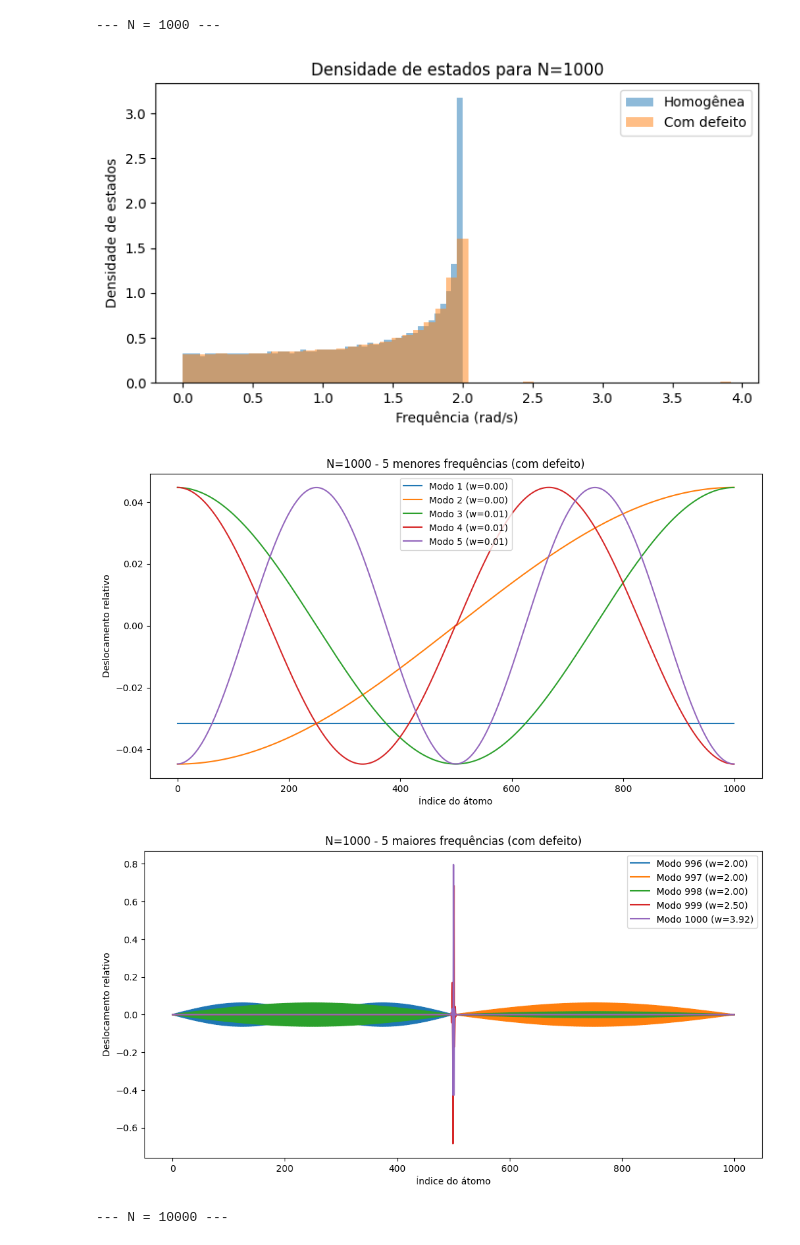
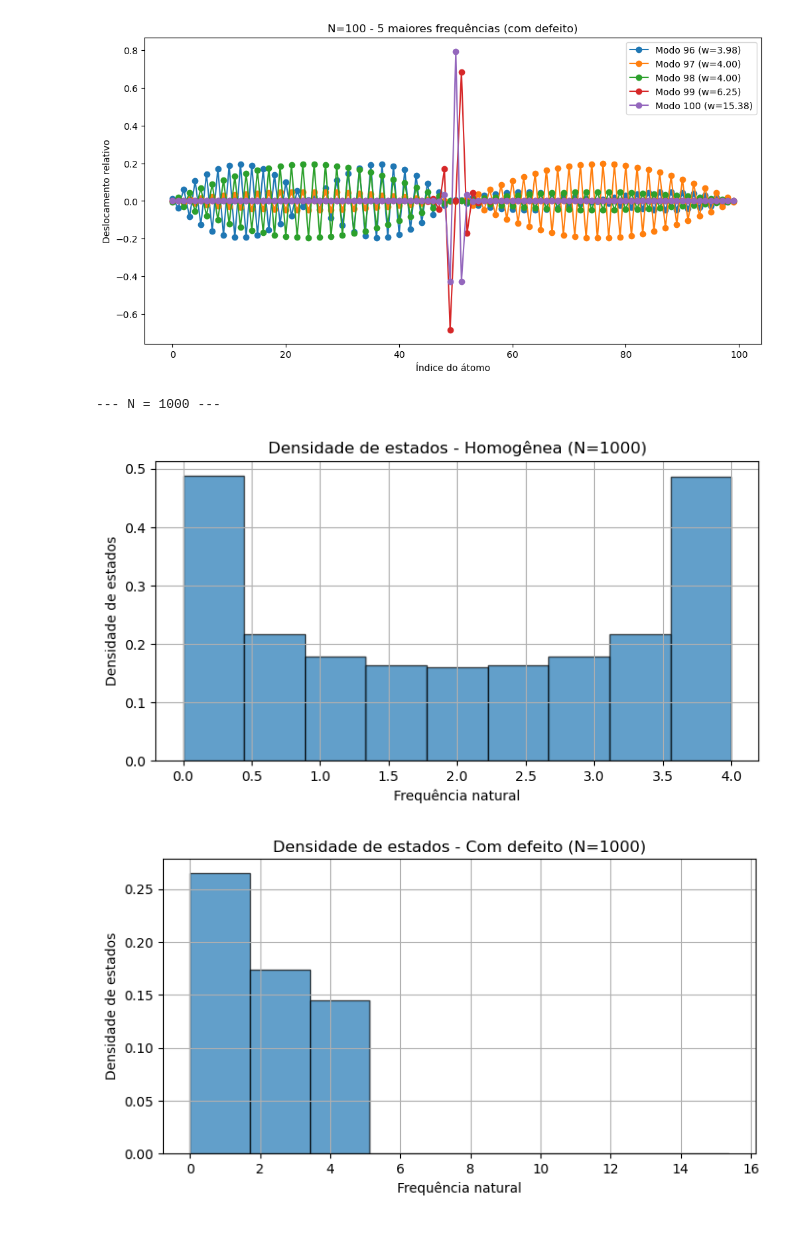
Before and after one commit to gusflorencio/AV5, a Jupyter notebook: AV5.ipynb, the cells around one changed output. Saved outputs shown, nothing was run; the diff lists cells and outputs as text; code cells hidden in the pictures.

```diff
--- a/AV5.ipynb
+++ b/AV5.ipynb
@@ -1,6 +1,4 @@
 # %%
-# --- Simulação de cadeia unidimensional de átomos acoplados por molas ---
-
 import numpy as np
 import matplotlib.pyplot as plt
 
@@ -17,11 +15,9 @@ def montar_matriz_dinamica(N, k=1.0, m=1.0, k2=None):
         if i < N-1:
             D[i, i] += k
             D[i, i+1] -= k
-
     # Defeito de mola no centro, se especificado
     if k2 is not None:
         c = N // 2
-        # Substitui as duas molas centrais por k2
         for (a, b) in [(c-1, c), (c, c+1)]:
             D[a, a] += (k2 - k)
             D[a, b] -= (k2 - k)
@@ -31,30 +27,32 @@ def montar_matriz_dinamica(N, k=1.0, m=1.0, k2=None):
 
 def calcular_frequencias(D):
     """
-    Calcula as frequências naturais (rad/s) e modos normais.
+    Calcula autovalores (frequências naturais ao quadrado) e autovetores (modos normais).
     """
     w2, modos = np.linalg.eigh(D)
     w = np.sqrt(np.clip(w2, 0, None))
-    return w, modos
+    return w2, modos
 
-def plotar_densidade_de_estados(w, N, label):
+def plotar_densidade_de_estados(w2, N, titulo):
     """
-    Plota o histograma (densidade de estados) das frequências.
+    Plota histograma (densidade de estados) das frequências naturais.
     """
-    plt.hist(w, bins=50, density=True, alpha=0.5, label=label)
-    plt.xlabel('Frequência (rad/s)')
+    plt.figure(figsize=(8,4))
+    plt.hist(w2, bins=9, density=True, alpha=0.7, edgecolor='black')
+    plt.xlabel('Frequência natural')
     plt.ylabel('Densidade de estados')
-    plt.title(f'Densidade de estados para N={N}')
-    plt.legend()
+    plt.title(f'Densidade de estados - {titulo} (N={N})')
+    plt.grid(True)
+    plt.show()
 
-def plotar_modos_normais(modos, N, w, indices, titulo):
+def plotar_modos_normais(modos, w, N, indices, titulo):
     """
     Plota os modos normais para os índices fornecidos.
     """
     x = np.arange(N)
     plt.figure(figsize=(12, 6))
     for idx in indices:
-        plt.plot(x, modos[:, idx], label=f'Modo {idx+1} (w={w[idx]:.2f})')
+        plt.plot(x, modos[:, idx], marker='o', label=f'Modo {idx+1} (w={w[idx]:.2f})')
     plt.xlabel('Índice do átomo')
     plt.ylabel('Deslocamento relativo')
     plt.title(titulo)
@@ -62,7 +60,7 @@ def plotar_modos_normais(modos, N, w, indices, titulo):
     plt.show()
 
 # Parâmetros
-massas = 1.0
+m = 1.0
 k = 1.0
 k2 = 5.0
 Ns = [100, 1000, 10000]
@@ -70,24 +68,19 @@ Ns = [100, 1000, 10000]
 for N in Ns:
     print(f"\n--- N = {N} ---")
     # Cadeia homogênea
-    D_hom = montar_matriz_dinamica(N, k, massas)
+    D_hom = montar_matriz_dinamica(N, k, m)
     w_hom, modos_hom = calcular_frequencias(D_hom)
+    plotar_densidade_de_estados(w_hom, N, 'Homogênea')
 
-    # Cadeia com defeito de mola
-    D_def = montar_matriz_dinamica(N, k, massas, k2=k2)
+    # Cadeia com defeito de molas
+    D_def = montar_matriz_dinamica(N, k, m, k2=k2)
     w_def, modos_def = calcular_frequencias(D_def)
-
-    # Densidade de estados
-    plt.figure(figsize=(8, 4))
-    plotar_densidade_de_estados(w_hom, N, 'Homogênea')
     plotar_densidade_de_estados(w_def, N, 'Com defeito')
-    plt.show()
 
     # Modos normais: 5 menores e 5 maiores frequências
     idxs_baixas = np.argsort(w_def)[:5]
     idxs_altas = np.argsort(w_def)[-5:]
-
-    plotar_modos_normais(modos_def, N, w_def, idxs_baixas, f'N={N} - 5 menores frequências (com defeito)')
-    plotar_modos_normais(modos_def, N, w_def, idxs_altas, f'N={N} - 5 maiores frequências (com defeito)')
+    plotar_modos_normais(modos_def, w_def, N, idxs_baixas, f'N={N} - 5 menores frequências (com defeito)')
+    plotar_modos_normais(modos_def, w_def, N, idxs_altas, f'N={N} - 5 maiores frequências (com defeito)')
 # %% [output]
 --- N = 100 ---
@@ -97,5 +90,4 @@ for N in Ns:
+[figure, new version]
 --- N = 1000 ---
-[figure, old version]
-[figure, old version]
+[figure, new version]
-[figure, old version]
+[figure, new version]
---- N = 10000 ---
```
Also changed, not shown: parts of 3 cells of this notebook.
